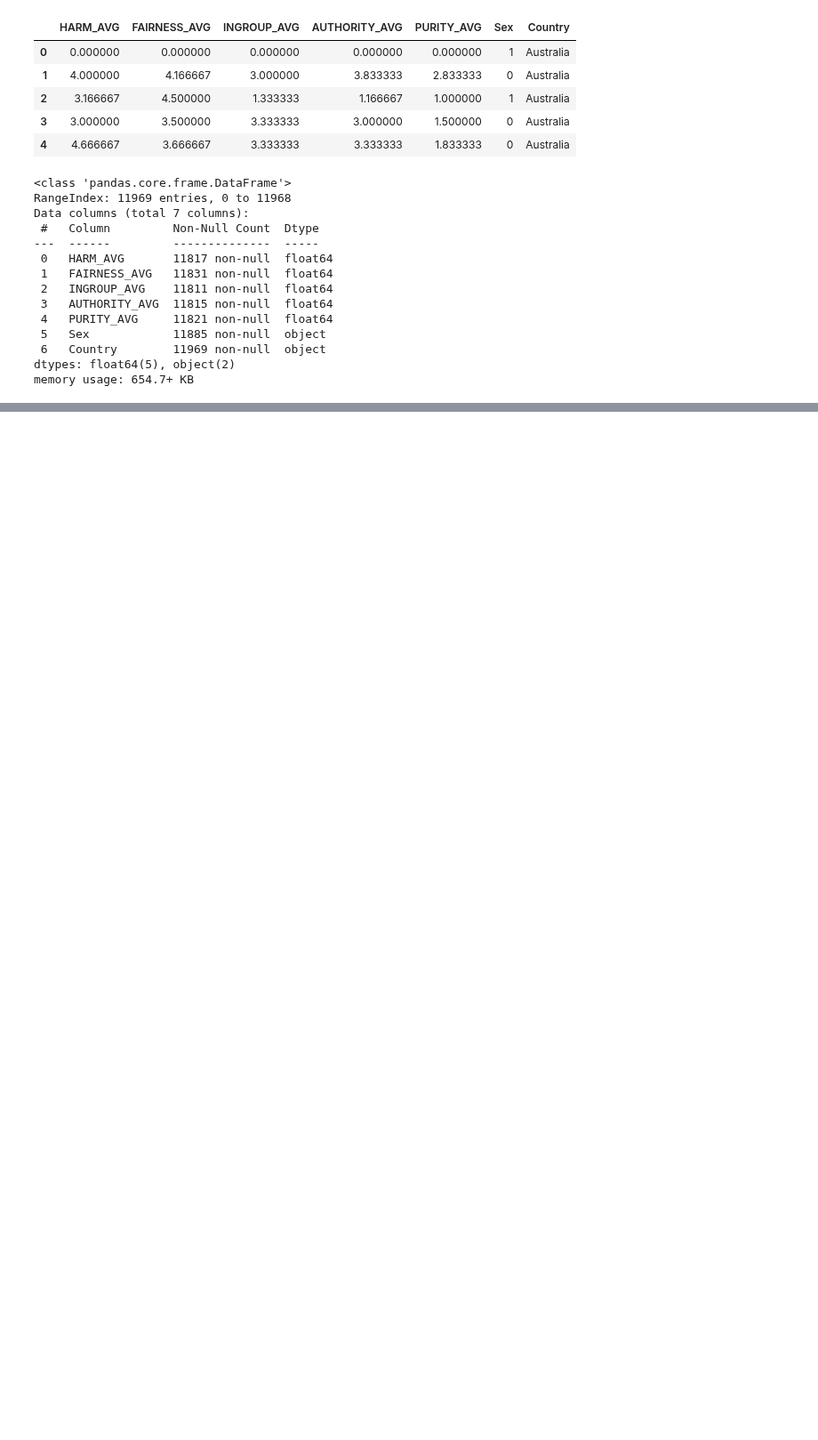
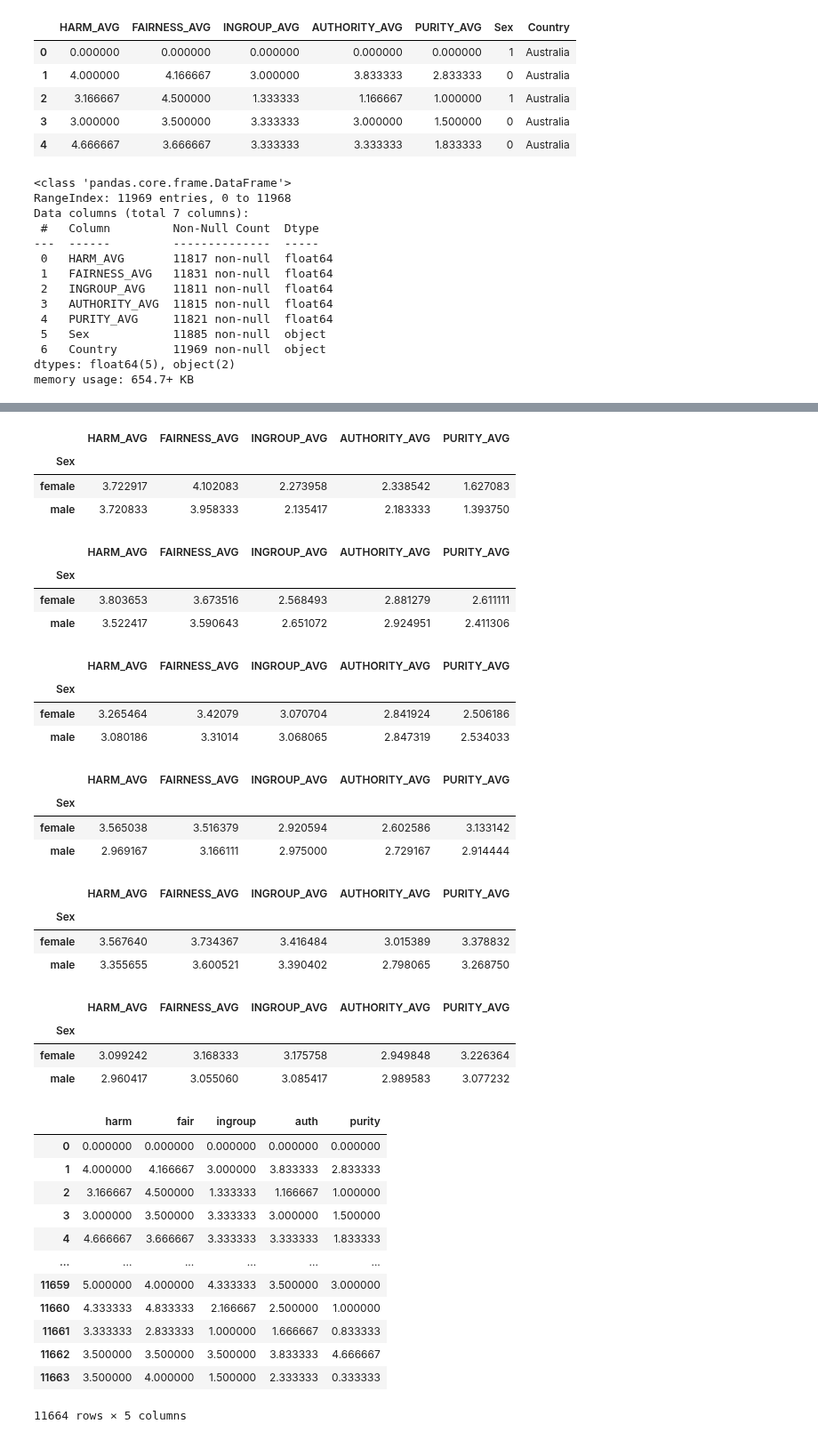
Before and after one commit to gurhar1133/infoVisProj, a Jupyter notebook: clean.ipynb, the cells around one changed output, grey strips where cells are left out. Shown at 89% size. Cells and saved outputs as stored; diff of their text form; code cells hidden in the pictures; blank space fills up the shorter version.

```diff
--- a/clean.ipynb
+++ b/clean.ipynb
@@ -53,0 +87,48 @@ df.to_csv("cleaned.csv", index=False)
+# %%
+sp = df_grouped.loc["Spain", :]
+sp
+# %% [output]
+|  | HARM_AVG | FAIRNESS_AVG | INGROUP_AVG | AUTHORITY_AVG | PURITY_AVG |
+| Sex |  |  |  |  |  |
+| female | 3.722917 | 4.102083 | 2.273958 | 2.338542 | 1.627083 |
+| male | 3.720833 | 3.958333 | 2.135417 | 2.183333 | 1.393750 |
+# %%
+us = df_grouped.loc["US", :]
+us
+# %% [output]
+|  | HARM_AVG | FAIRNESS_AVG | INGROUP_AVG | AUTHORITY_AVG | PURITY_AVG |
+| Sex |  |  |  |  |  |
+| female | 3.803653 | 3.673516 | 2.568493 | 2.881279 | 2.611111 |
+| male | 3.522417 | 3.590643 | 2.651072 | 2.924951 | 2.411306 |
+# %%
+ch = df_grouped.loc["China"]
+ch
+# %% [output]
+|  | HARM_AVG | FAIRNESS_AVG | INGROUP_AVG | AUTHORITY_AVG | PURITY_AVG |
+| Sex |  |  |  |  |  |
+| female | 3.265464 | 3.42079 | 3.070704 | 2.841924 | 2.506186 |
+| male | 3.080186 | 3.31014 | 3.068065 | 2.847319 | 2.534033 |
+# %%
+ru = df_grouped.loc["Russia"]
+ru
+# %% [output]
+|  | HARM_AVG | FAIRNESS_AVG | INGROUP_AVG | AUTHORITY_AVG | PURITY_AVG |
+| Sex |  |  |  |  |  |
+| female | 3.565038 | 3.516379 | 2.920594 | 2.602586 | 3.133142 |
+| male | 2.969167 | 3.166111 | 2.975000 | 2.729167 | 2.914444 |
+# %%
+ir = df_grouped.loc["Iran"]
+ir
+# %% [output]
+|  | HARM_AVG | FAIRNESS_AVG | INGROUP_AVG | AUTHORITY_AVG | PURITY_AVG |
+| Sex |  |  |  |  |  |
+| female | 3.567640 | 3.734367 | 3.416484 | 3.015389 | 3.378832 |
+| male | 3.355655 | 3.600521 | 3.390402 | 2.798065 | 3.268750 |
+# %%
+mn = df_grouped.loc["Mongolia"]
+mn
+# %% [output]
+|  | HARM_AVG | FAIRNESS_AVG | INGROUP_AVG | AUTHORITY_AVG | PURITY_AVG |
+| Sex |  |  |  |  |  |
+| female | 3.099242 | 3.168333 | 3.175758 | 2.949848 | 3.226364 |
+| male | 2.960417 | 3.055060 | 3.085417 | 2.989583 | 3.077232 |
@@ -53,0 +137,23 @@ df.to_csv("cleaned.csv", index=False)
+# %%
+df_to_scale = pd.DataFrame({
+    "harm" : df["HARM_AVG"],
+    "fair" : df["FAIRNESS_AVG"],
+    "ingroup" : df["INGROUP_AVG"],
+    "auth" : df["AUTHORITY_AVG"],
+    "purity" : df["PURITY_AVG"]
+})
+df_to_scale
+# %% [output]
+|  | harm | fair | ingroup | auth | purity |
+| 0 | 0.000000 | 0.000000 | 0.000000 | 0.000000 | 0.000000 |
+| 1 | 4.000000 | 4.166667 | 3.000000 | 3.833333 | 2.833333 |
+| 2 | 3.166667 | 4.500000 | 1.333333 | 1.166667 | 1.000000 |
+| 3 | 3.000000 | 3.500000 | 3.333333 | 3.000000 | 1.500000 |
+| 4 | 4.666667 | 3.666667 | 3.333333 | 3.333333 | 1.833333 |
+| ... | ... | ... | ... | ... | ... |
+| 11659 | 5.000000 | 4.000000 | 4.333333 | 3.500000 | 3.000000 |
+| 11660 | 4.333333 | 4.833333 | 2.166667 | 2.500000 | 1.000000 |
+| 11661 | 3.333333 | 2.833333 | 1.000000 | 1.666667 | 0.833333 |
+| 11662 | 3.500000 | 3.500000 | 3.500000 | 3.833333 | 4.666667 |
+| 11663 | 3.500000 | 4.000000 | 1.500000 | 2.333333 | 0.333333 |
+11664 rows × 5 columns
```
Also changed, not shown: parts of 18 cells of this notebook, 3 other files.
